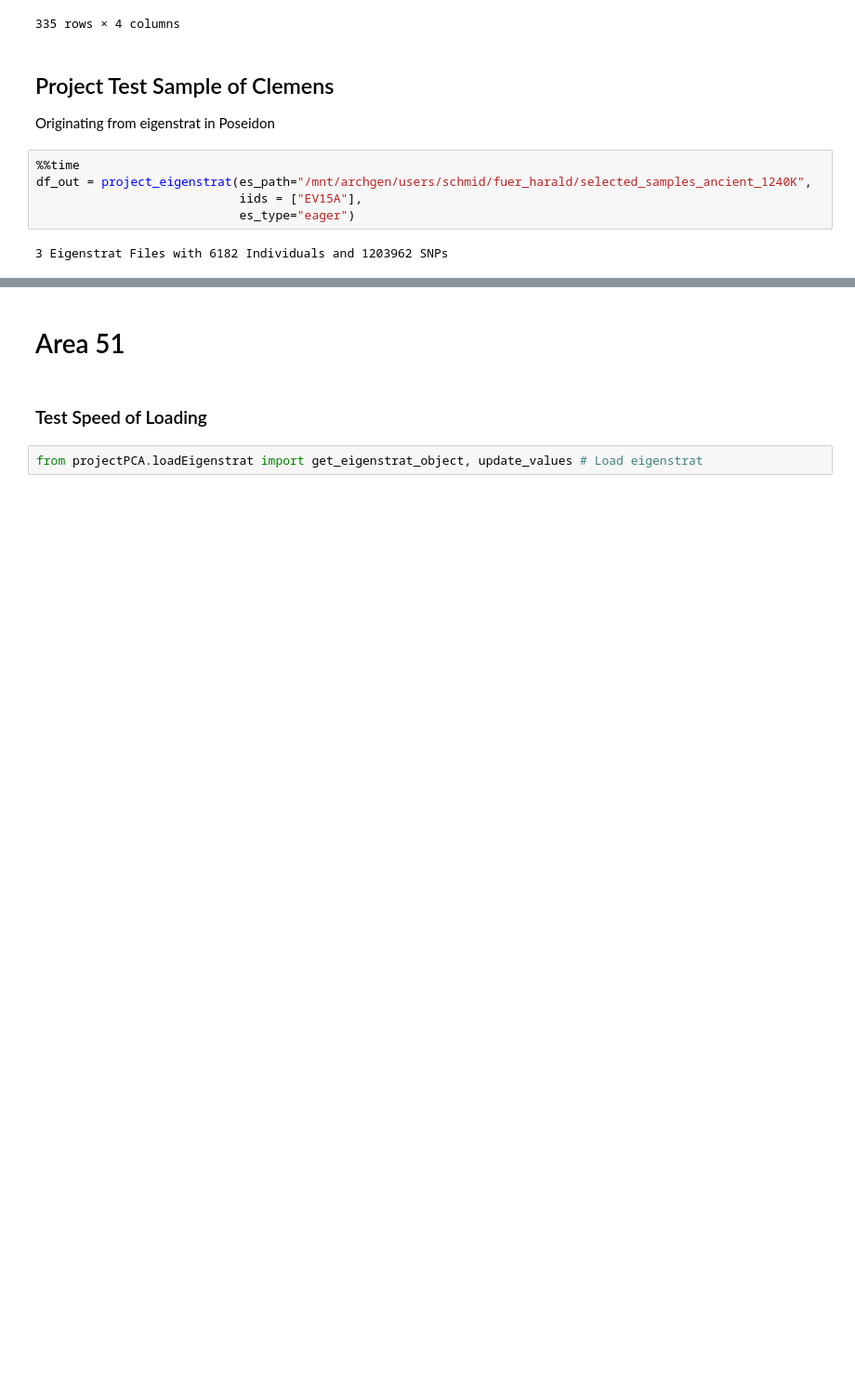
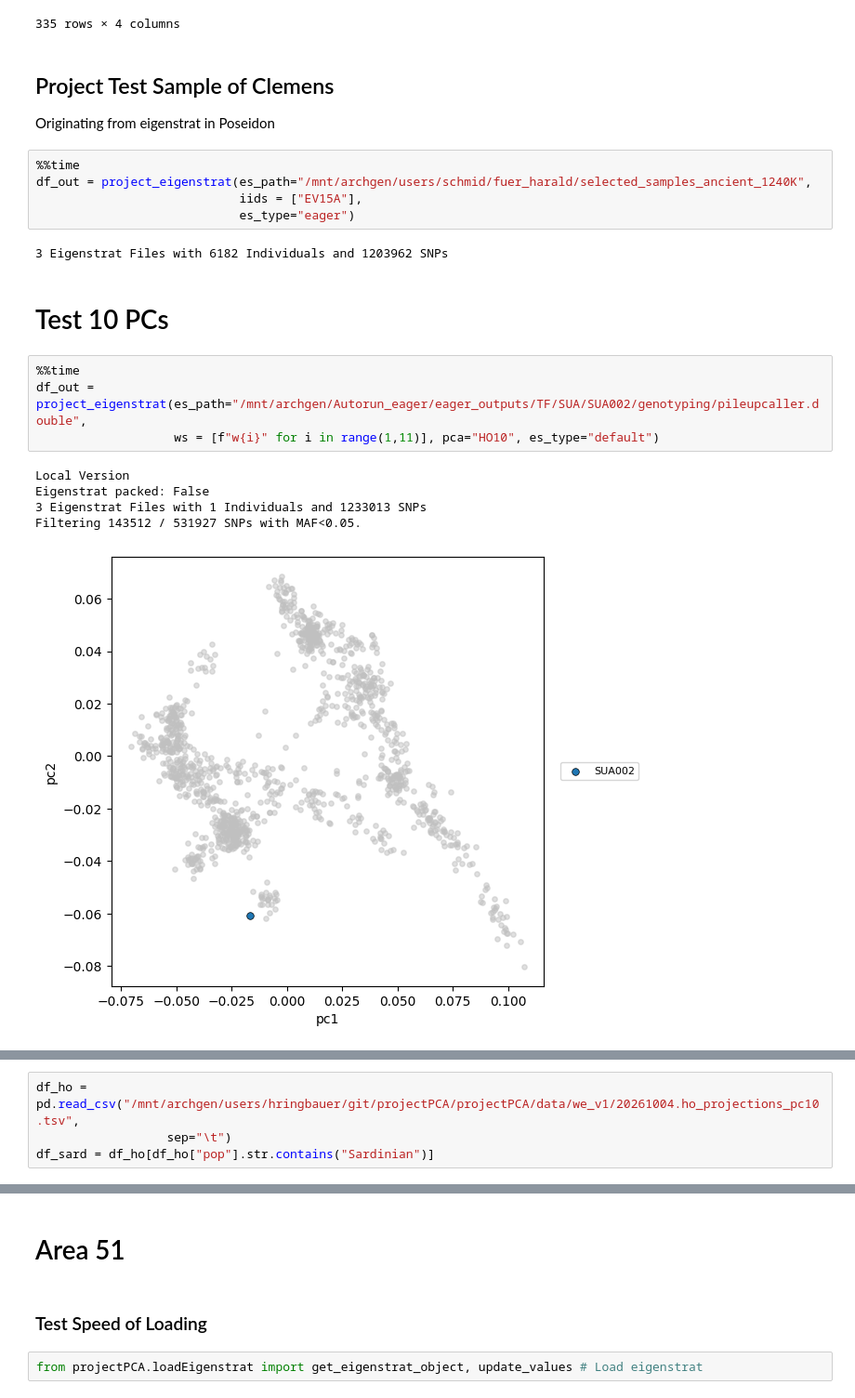
Before and after one commit to hringbauer/projectPCA, a Jupyter notebook: notebooks/proj_es.ipynb, the cells around one changed output, grey strips where cells are left out. Shown at 93% size. Drawn from its saved outputs; the diff is of its cells as text; blank space fills up the shorter version.

```diff
--- a/notebooks/proj_es.ipynb
+++ b/notebooks/proj_es.ipynb
@@ -339,3 +342,15 @@ df_out = project_eigenstrat(es_path="/mnt/archgen/users/schmid/fuer_harald/selec
                             es_type="eager")
 # %% [output]
 3 Eigenstrat Files with 6182 Individuals and 1203962 SNPs
+# %% [markdown]
+# Test 10 PCs
+# %%
+%%time
+df_out = project_eigenstrat(es_path="/mnt/archgen/Autorun_eager/eager_outputs/TF/SUA/SUA002/genotyping/pileupcaller.double",
+                   ws = [f"w{i}" for i in range(1,11)], pca="HO10", es_type="default")
+# %% [output]
+Local Version
+Eigenstrat packed: False
+3 Eigenstrat Files with 1 Individuals and 1233013 SNPs
+Filtering 143512 / 531927 SNPs with MAF<0.05.
+[figure, added]
@@ -341,0 +359,4 @@ df_out = project_eigenstrat(es_path="/mnt/archgen/users/schmid/fuer_harald/selec
+# %%
+df_ho = pd.read_csv("/mnt/archgen/users/hringbauer/git/projectPCA/projectPCA/data/we_v1/20261004.ho_projections_pc10.tsv",
+                  sep="\t")
+df_sard = df_ho[df_ho["pop"].str.contains("Sardinian")]
```
Also changed, not shown: parts of 6 cells of this notebook, 14 other files.
